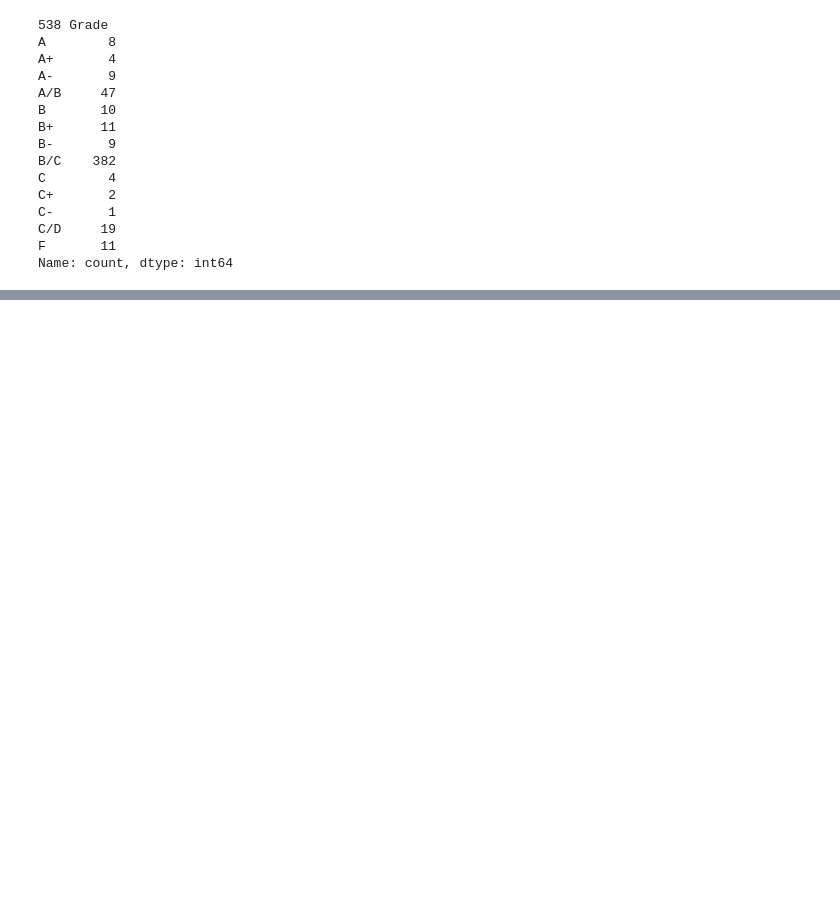
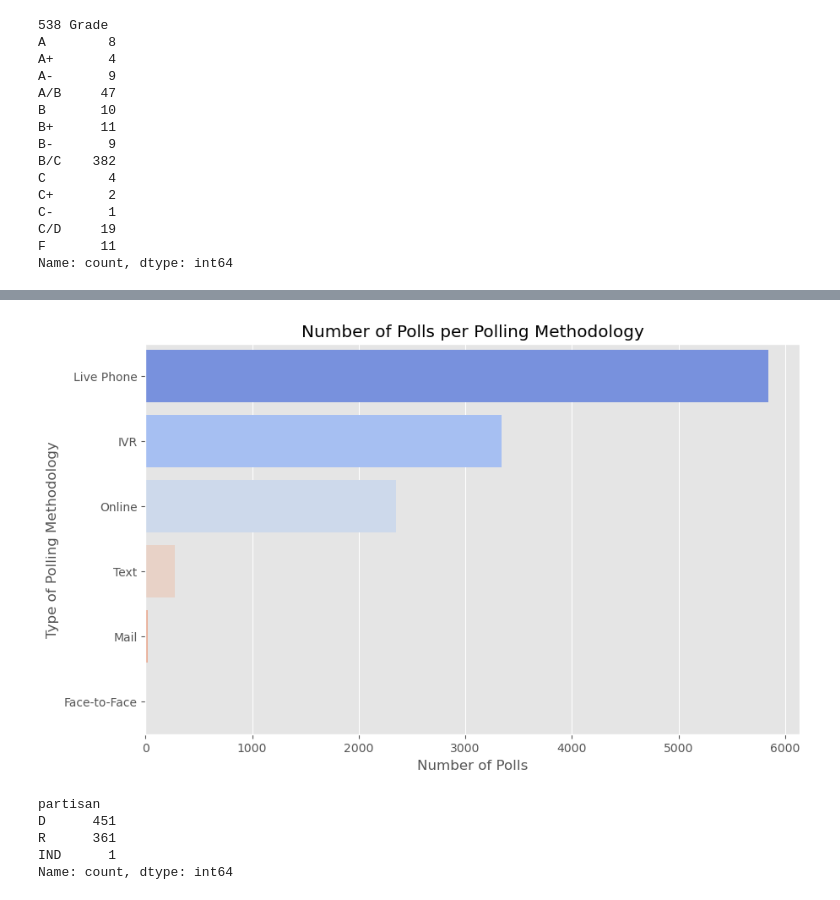
Before and after one commit to vijay-ravuri/poll-accuracy-modeling, a Jupyter notebook: code/NikkiNotebook2.ipynb, the cells around one changed output, grey strips where cells are left out. Cells and saved outputs as stored; diff of their text form; code cells hidden in the pictures; blank space fills up the shorter version.

```diff
--- a/code/NikkiNotebook2.ipynb
+++ b/code/NikkiNotebook2.ipynb
@@ -286,0 +325,3 @@ plt.show();
+# %%
+# merged_df_cleaned['methodology'].head().apply(method_flagger)
+newrowsofmethods = pd.DataFrame(method_flagger(merged_df_cleaned['methodology']))
@@ -286,0 +347,2 @@ plt.show();
+# %%
+merged_df_cleaned = pd.merge(merged_df_cleaned, newrowsofmethods, left_index=True, right_index=True)
@@ -286,0 +359,21 @@ plt.show();
+# %%
+#re-creating a bar chart that represents the most used methodologies of polling with cleaned values
+methods = merged_df_cleaned[['Text', 'Live Phone', 'Mail', 'Face-to-Face', 'IVR', 'Online']]
+methods = methods.apply(pd.to_numeric, errors='coerce')
+methods = methods.dropna()
+
+# Calculate the counts for each method
+method_counts = methods.sum()
+
+method_counts = method_counts.sort_values(ascending=False)
+
+# Plotting using Seaborn
+plt.figure(figsize=(10, 6))
+sns.barplot(x=method_counts.values, y=method_counts.index, palette='coolwarm')
+# Display the plot on Number of Polls per Polling Methodology
+plt.title('Number of Polls per Polling Methodology')
+plt.xlabel('Number of Polls')
+plt.ylabel('Type of Polling Methodology')
+plt.show();
+# %% [output]
+[figure, added]
@@ -286,0 +400,8 @@ plt.show();
+# %%
+merged_df_cleaned['partisan'].value_counts()
+# %% [output]
+partisan
+D      451
+R      361
+IND      1
+Name: count, dtype: int64
```
Also changed, not shown: parts of 33 cells of this notebook.
